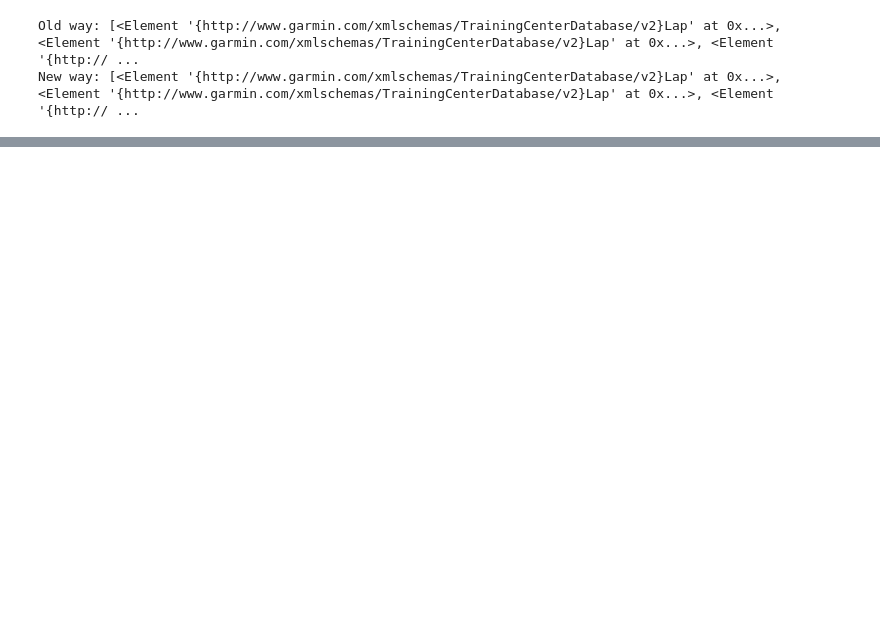
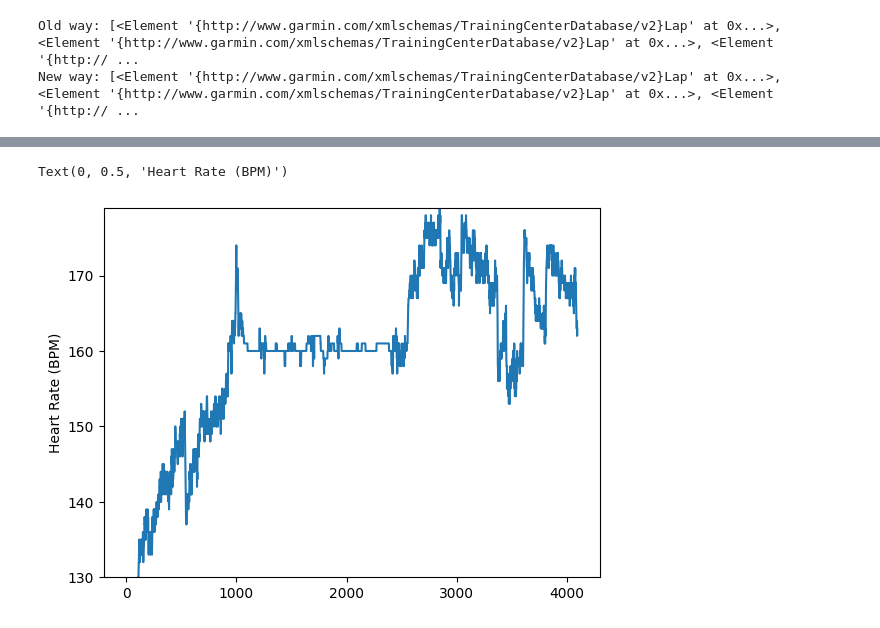
Before and after one commit to Elliot-Bl/GarminTCXtoCSV, a Jupyter notebook: parse garmin.ipynb, the cells around one changed output, grey strips where cells are left out. Saved outputs shown, nothing was run; the diff lists cells and outputs as text; code cells hidden in the pictures; blank space fills up the shorter version.

```diff
--- a/parse garmin.ipynb
+++ b/parse garmin.ipynb
@@ -195,0 +186,8 @@ print(dt_to_secs(df2['Time'][4]))
+# %%
+#Adjust y-axis scale so you can see better
+plt.plot(df['Heart_rate'])
+plt.ylim((130, max(df['Heart_rate'])))
+plt.ylabel('Heart Rate (BPM)')
+# %% [output]
+Text(0, 0.5, 'Heart Rate (BPM)')
+[figure, added]
```
Also changed, not shown: parts of 15 cells of this notebook, 1 other file.
